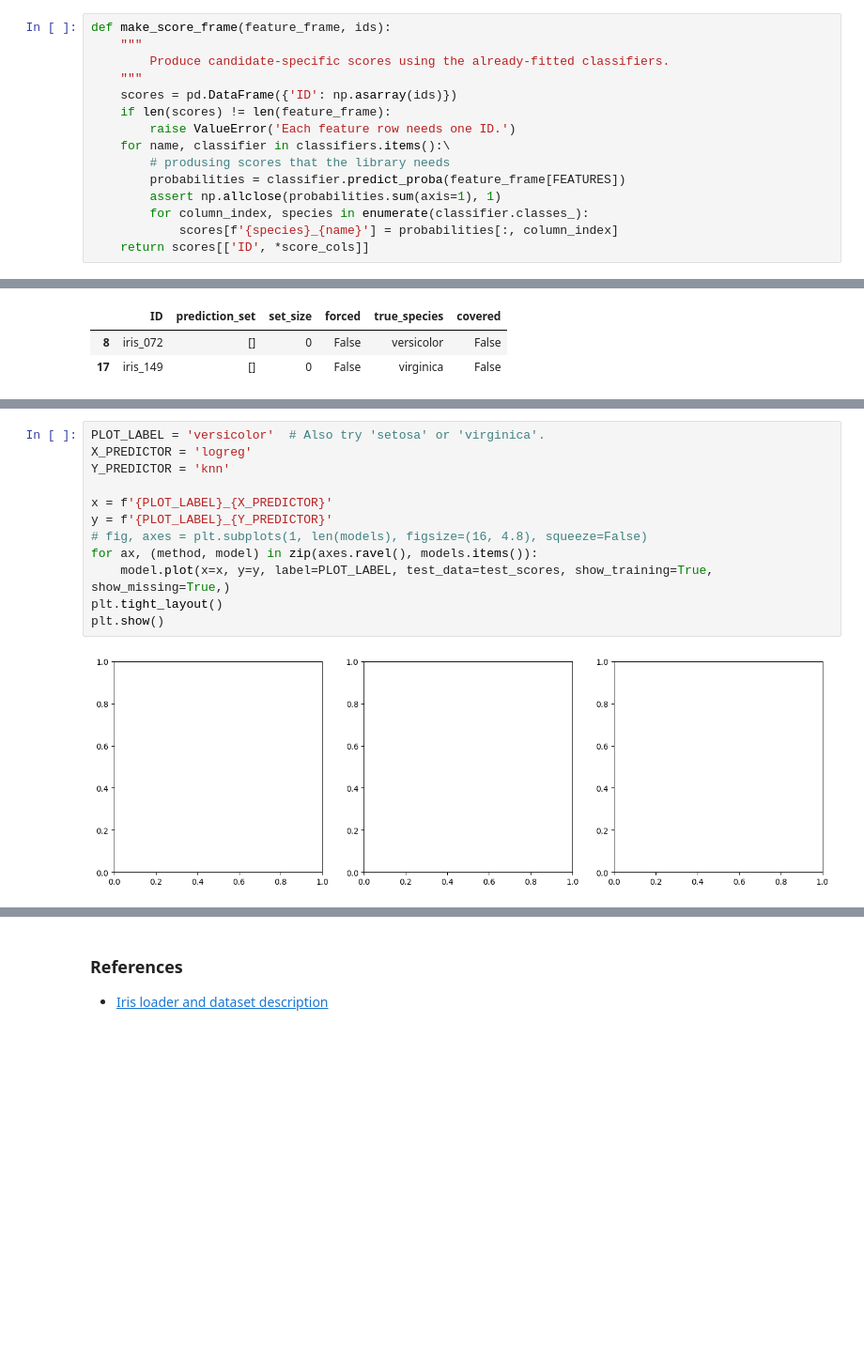
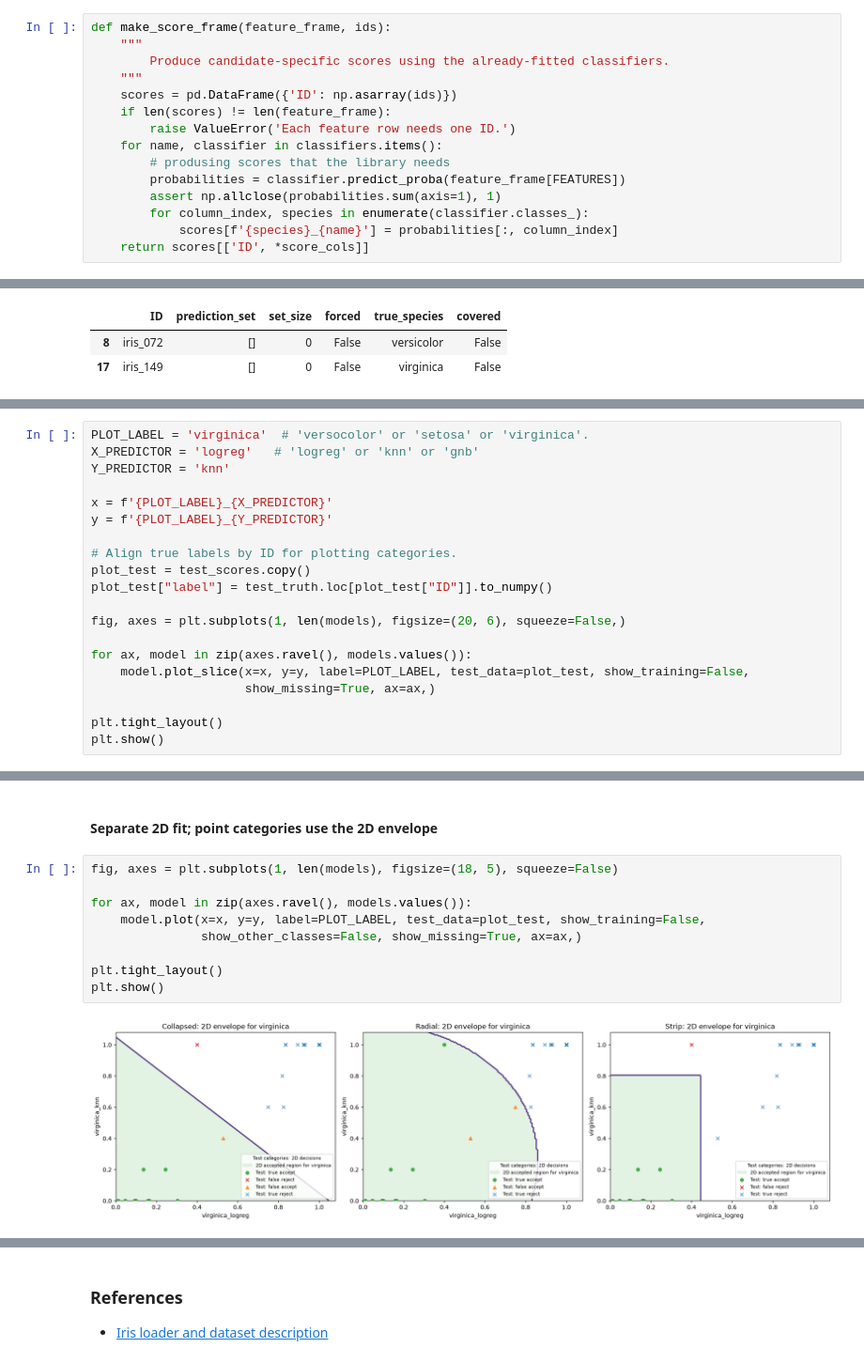
Before and after one commit to Nizalia13/Internship, a Jupyter notebook: Conformal Library/iris_guided_example.ipynb, the cells around one changed output, grey strips where cells are left out. Shown at 94% size. Drawn from its saved outputs; the diff is of its cells as text; blank space fills up the shorter version.

```diff
--- a/Conformal Library/iris_guided_example.ipynb
+++ b/Conformal Library/iris_guided_example.ipynb
@@ -189,7 +190,7 @@ def make_score_frame(feature_frame, ids):
     scores = pd.DataFrame({'ID': np.asarray(ids)})
     if len(scores) != len(feature_frame):
         raise ValueError('Each feature row needs one ID.')
-    for name, classifier in classifiers.items():\
+    for name, classifier in classifiers.items():
         # produsing scores that the library needs
         probabilities = classifier.predict_proba(feature_frame[FEATURES])
         assert np.allclose(probabilities.sum(axis=1), 1)
@@ -566,0 +527,20 @@ The model uses all three assigned scores per species; the display shows only two
+# %%
+PLOT_LABEL = 'virginica'  # 'versocolor' or 'setosa' or 'virginica'.
+X_PREDICTOR = 'logreg'   # 'logreg' or 'knn' or 'gnb'
+Y_PREDICTOR = 'knn'
+
+x = f'{PLOT_LABEL}_{X_PREDICTOR}'
+y = f'{PLOT_LABEL}_{Y_PREDICTOR}'
+
+# Align true labels by ID for plotting categories.
+plot_test = test_scores.copy()
+plot_test["label"] = test_truth.loc[plot_test["ID"]].to_numpy()
+
+fig, axes = plt.subplots(1, len(models), figsize=(20, 6), squeeze=False,)
+
+for ax, model in zip(axes.ravel(), models.values()):
+    model.plot_slice(x=x, y=y, label=PLOT_LABEL, test_data=plot_test, show_training=False,
+                     show_missing=True, ax=ax,)
+
+plt.tight_layout()
+plt.show()
@@ -567,14 +549,13 @@ The model uses all three assigned scores per species; the display shows only two
+# %% [markdown]
+#### Separate 2D fit; point categories use the 2D envelope
 # %%
-PLOT_LABEL = 'versicolor'  # Also try 'setosa' or 'virginica'.
-X_PREDICTOR = 'logreg'
-Y_PREDICTOR = 'knn'
+fig, axes = plt.subplots(1, len(models), figsize=(18, 5), squeeze=False)
 
-x = f'{PLOT_LABEL}_{X_PREDICTOR}'
-y = f'{PLOT_LABEL}_{Y_PREDICTOR}'
-# fig, axes = plt.subplots(1, len(models), figsize=(16, 4.8), squeeze=False)
-for ax, (method, model) in zip(axes.ravel(), models.items()):
-    model.plot(x=x, y=y, label=PLOT_LABEL, test_data=test_scores, show_training=True, show_missing=True,)
+for ax, model in zip(axes.ravel(), models.values()):
+    model.plot(x=x, y=y, label=PLOT_LABEL, test_data=plot_test, show_training=False,
+               show_other_classes=False, show_missing=True, ax=ax,)
+
 plt.tight_layout()
 plt.show()
 # %% [output]
-[figure, old version]
+[figure, new version]
```
Also changed, not shown: parts of 24 cells of this notebook, 1 other file.
